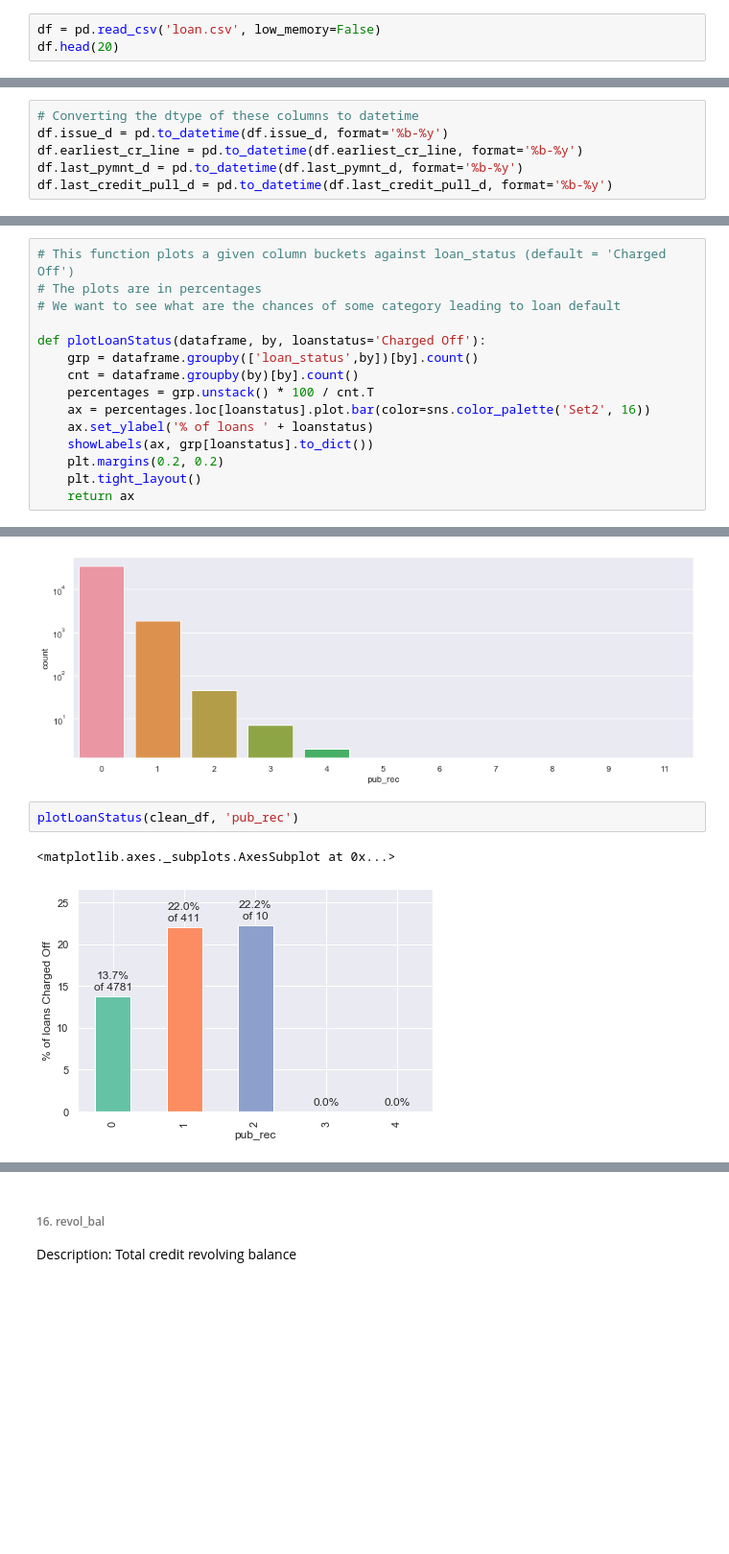
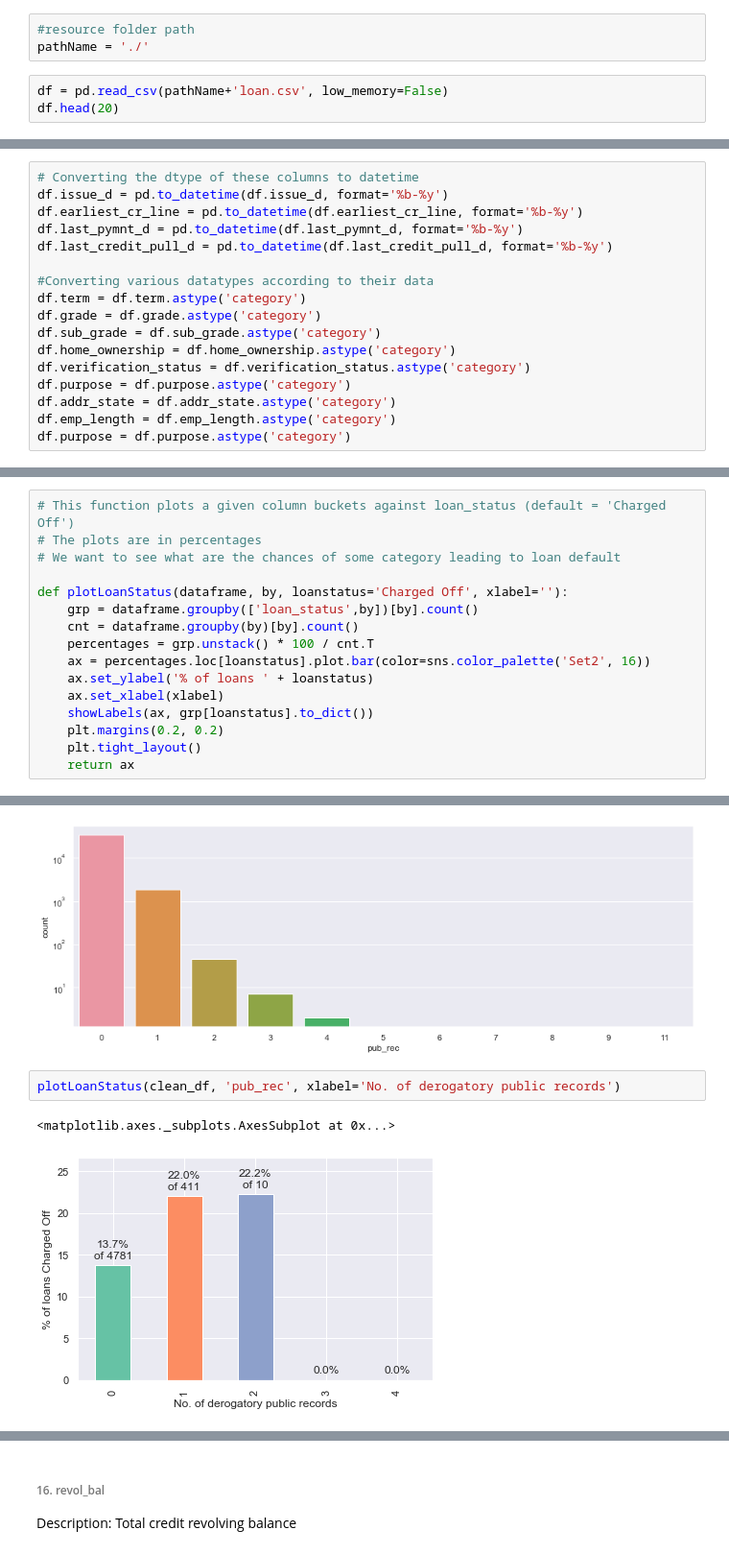
Before and after one commit to aniket-gupta/Lending-Club-Case-Study-EDA, a Jupyter notebook: Aniket_Gupta.ipynb, the cells around one changed output, grey strips where cells are left out. Shown at 96% size. Drawn from its saved outputs; the diff is of its cells as text; blank space fills up the shorter version.

Commit message:
Added label names in plots Added datatype change for categorical variables

```diff
--- a/Aniket_Gupta.ipynb
+++ b/Aniket_Gupta.ipynb
@@ -60,8 +60,11 @@ pd.set_option('display.max_rows', 115)
 %matplotlib inline
 # %% [markdown]
 ## DATA LOADING
+# %%
+#resource folder path
+pathName = './'
 # %%
-df = pd.read_csv('loan.csv', low_memory=False)
+df = pd.read_csv(pathName+'loan.csv', low_memory=False)
 df.head(20)
 # %% [output]
 |  | id | member_id | loan_amnt | funded_amnt | funded_amnt_inv | term | int_rate | installment | grade | ... |
@@ -450,6 +455,17 @@ df.issue_d = pd.to_datetime(df.issue_d, format='%b-%y')
 df.earliest_cr_line = pd.to_datetime(df.earliest_cr_line, format='%b-%y')
 df.last_pymnt_d = pd.to_datetime(df.last_pymnt_d, format='%b-%y')
 df.last_credit_pull_d = pd.to_datetime(df.last_credit_pull_d, format='%b-%y')
+
+#Converting various datatypes according to their data
+df.term = df.term.astype('category')
+df.grade = df.grade.astype('category')
+df.sub_grade = df.sub_grade.astype('category')
+df.home_ownership = df.home_ownership.astype('category')
+df.verification_status = df.verification_status.astype('category')
+df.purpose = df.purpose.astype('category')
+df.addr_state = df.addr_state.astype('category')
+df.emp_length = df.emp_length.astype('category')
+df.purpose = df.purpose.astype('category')
 # %%
 df[date_colmns].info()
 # %% [output]
@@ -1200,12 +1217,13 @@ def showLabels(ax, d=None):
 # The plots are in percentages
 # We want to see what are the chances of some category leading to loan default
 
-def plotLoanStatus(dataframe, by, loanstatus='Charged Off'):
+def plotLoanStatus(dataframe, by, loanstatus='Charged Off', xlabel=''):
     grp = dataframe.groupby(['loan_status',by])[by].count()
     cnt = dataframe.groupby(by)[by].count()
     percentages = grp.unstack() * 100 / cnt.T
     ax = percentages.loc[loanstatus].plot.bar(color=sns.color_palette('Set2', 16))
     ax.set_ylabel('% of loans ' + loanstatus)
+    ax.set_xlabel(xlabel)
     showLabels(ax, grp[loanstatus].to_dict())
     plt.margins(0.2, 0.2)
     plt.tight_layout()
@@ -1271,10 +1289,10 @@ c.set_yscale('log')
 # %% [output]
 [figure]
 # %%
-plotLoanStatus(clean_df, 'pub_rec')
+plotLoanStatus(clean_df, 'pub_rec', xlabel='No. of derogatory public records')
 # %% [output]
 <matplotlib.axes._subplots.AxesSubplot at 0x...>
-[figure, old version]
+[figure, new version]
 # %% [markdown]
 ###### Observation:
 
```
Also changed, not shown: parts of 44 cells of this notebook, 1 other file.
